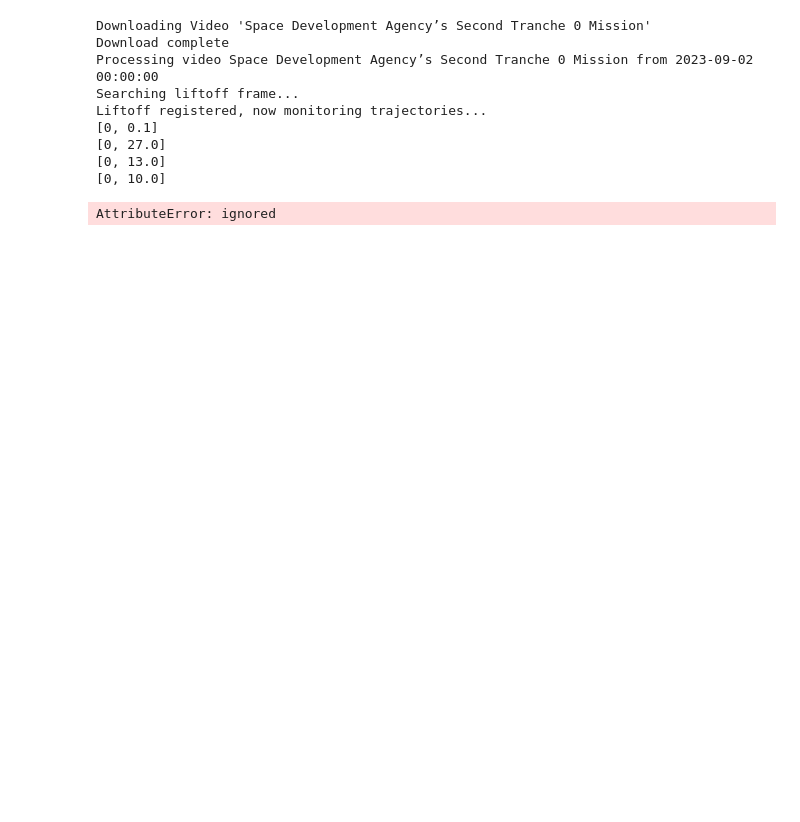
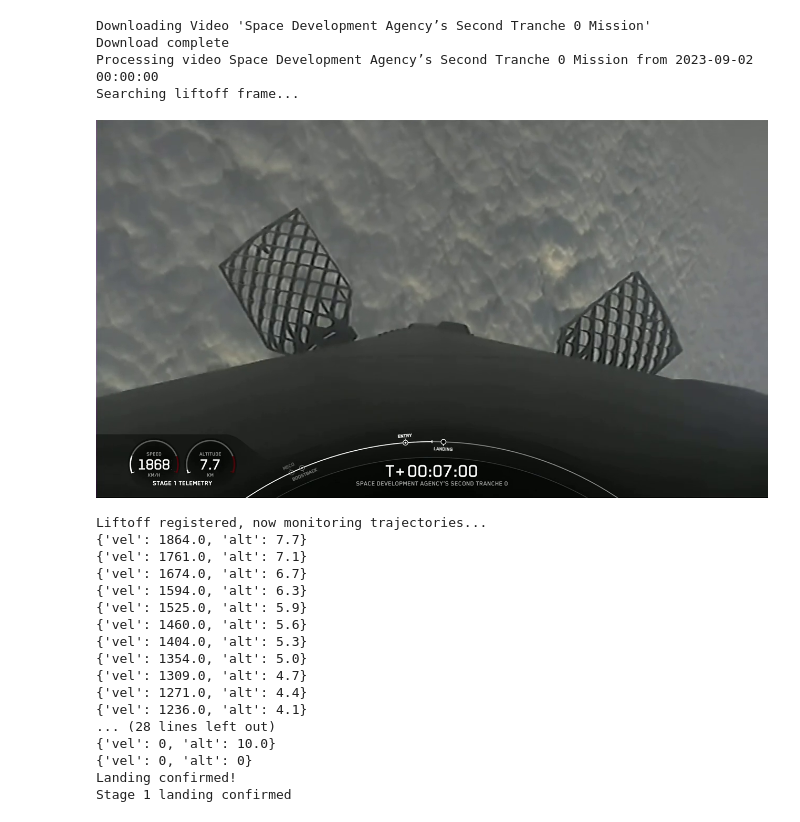
Before and after one commit to manuel-rottschaefer/trajectories, a Jupyter notebook: Trajectories.ipynb, the cells around one changed output. Drawn from its saved outputs; the diff is of its cells as text; code cells hidden in the pictures; blank space fills up the shorter version.

```diff
--- a/Trajectories.ipynb
+++ b/Trajectories.ipynb
@@ -134,7 +159,8 @@ def get_snippets(frame):
 # %%
 ''' VIDEO PARAMETER SCAN '''
-def await_liftoff(vid):
-  ''' Identify the frame at which liftoff occurs '''
+
+def await_liftoff(vid: cv2.VideoCapture) -> int:
+  ''' Identify the frame ID at which liftoff occurs '''
   # Look for the clock every minute
   framepos, interval = 0, int(30 * vid.get(cv2.CAP_PROP_FPS))
   first_clock = None
@@ -153,34 +179,23 @@ def await_liftoff(vid):
     if first_clock and clock != first_clock:
       framepos -= clock_to_secs(clock) * vid.get(cv2.CAP_PROP_FPS)
       return framepos
-# %%
-''' TRAJECTORY ANALYSIS '''
-
-def detect_meco(values: list, window:int=5) -> bool:
-  return False
-  #print(values)
-  #if len(values) < window: return False
-  #last_vals = values[-window:]
-  #return last_vals == sorted(set(last_vals), reverse=True)
-
-def detect_landing(trajectory): -> bool:
-  if trajectory['vel'] < 1 and trajectory['alt'] < 1:
-    print('Landing confirmed!')
-    return True
-  else:
-    return False
 # %%
 ''' CONTINUOUS DATA SCAN '''
+
 waypoints = {
     'MECO' : False,
     'landing': False
 }
 
-def process_launch(vid, liftoff_frame, duration):
+def process_launch(vid: cv2.VideoCapture, liftoff_frame: int):
   framepos = liftoff_frame
   trajectory = pd.DataFrame(columns = ['clock', 'secs', 's1_alt', 's1_vel', 's2_alt', 's2_vel'])
 
   while vid.isOpened():
+    # Avoid overrun of video frames
+    if vid.get(cv2.CAP_PROP_POS_FRAMES) > vid.get(cv2.CAP_PROP_FRAME_COUNT):
+      break
+
     vid.set(cv2.CAP_PROP_POS_FRAMES, int(framepos))
     fps = vid.get(cv2.CAP_PROP_FPS)
     ret, frame = vid.read()
@@ -201,10 +216,13 @@ def process_launch(vid, liftoff_frame, duration):
         trj_s2 = trj_s1
 
       # After MECO if both telemetries are available
+      waypoints['MECO'] = True
       if waypoints['MECO'] and trj_s1 and trj_s2:
         # Check if rocket has landed
-        if not waypoints['landing']:
-          waypoints['landing'] = check_landing(trj_s1)
+        if detect_landing(trj_s1):
+          print('Stage 1 landing confirmed')
+          waypoints['landing'] = True
+          break
 
       # After MECO if only second Stage trajectory is available
       if waypoints['MECO'] and not trj_s1 and trj_s2:
@@ -218,10 +236,6 @@ def process_launch(vid, liftoff_frame, duration):
       # Skip a few frames forward for better chances of successfull OCR
       framepos += 5
 
-    # Stop at first stage landing or at limit
-    if waypoints['landing'] or framepos > liftoff_frame + (duration*fps):
-      break
-
     # Skip to next second
     framepos += int(fps - ((framepos - liftoff_frame) % fps)) + 3
 
@@ -306,38 +320,50 @@ for url in playlist[:2]:
   # Analyze the current video
   title = YouTube(url).title
 
   # Skip non-launch videos
   if contains_substring(title.lower(), blacklist):
     continue
 
   vid, props = get_video(url)
   print(f"Processing video {props['title']} from {props['date']}")
 
   print('Searching liftoff frame...')
   liftoff_frame = await_liftoff(vid)
 
   # Skip forward
-  start_frame = liftoff_frame + 6 * 60 * fps
+  #liftoff_frame = liftoff_frame + 7 * 60 * props['fps']
 
   print('Liftoff registered, now monitoring trajectories...')
-  trajectory = process_launch(vid, liftoff_frame, 10 * 60)
+  trajectory = process_launch(vid, liftoff_frame)
 
   # Create a new folder for this launch
   path = f"launches/{props['title'].replace(' ', '_')}"
   os.system(f'mkdir {path}')
 
   with open(f'{path}/trajectory.csv', 'w') as json_file:
     json.dump(trajectory.to_csv(), json_file)
 
   create_charts(props['title'], path, trajectory)
 # %% [output]
 Downloading Video 'Space Development Agency’s Second Tranche 0 Mission'
 Download complete
 Processing video Space Development Agency’s Second Tranche 0 Mission from 2023-09-02 00:00:00
 Searching liftoff frame...
-Liftoff registered, now monitoring trajectories...
-[0, 0.1]
-[0, 27.0]
-[0, 13.0]
-[0, 10.0]
+[figure, added]
-AttributeError: ignored
+Liftoff registered, now monitoring trajectories...
+{'vel': 1864.0, 'alt': 7.7}
+{'vel': 1761.0, 'alt': 7.1}
+{'vel': 1674.0, 'alt': 6.7}
+{'vel': 1594.0, 'alt': 6.3}
+{'vel': 1525.0, 'alt': 5.9}
+{'vel': 1460.0, 'alt': 5.6}
+{'vel': 1404.0, 'alt': 5.3}
+{'vel': 1354.0, 'alt': 5.0}
+{'vel': 1309.0, 'alt': 4.7}
+{'vel': 1271.0, 'alt': 4.4}
+{'vel': 1236.0, 'alt': 4.1}
+... (28 lines left out)
+{'vel': 0, 'alt': 10.0}
+{'vel': 0, 'alt': 0}
+Landing confirmed!
+Stage 1 landing confirmed
```
Also changed, not shown: parts of 8 cells of this notebook.
